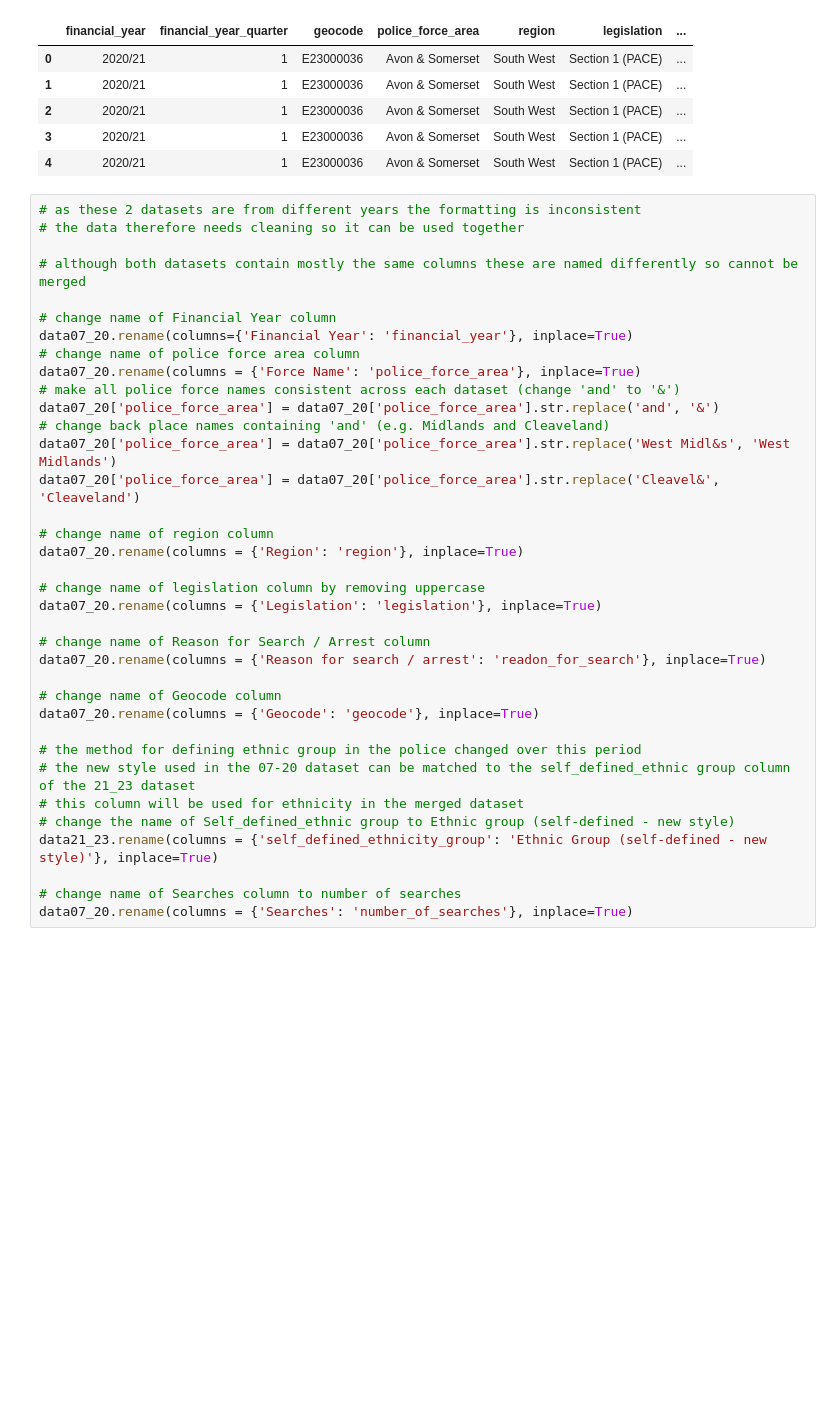
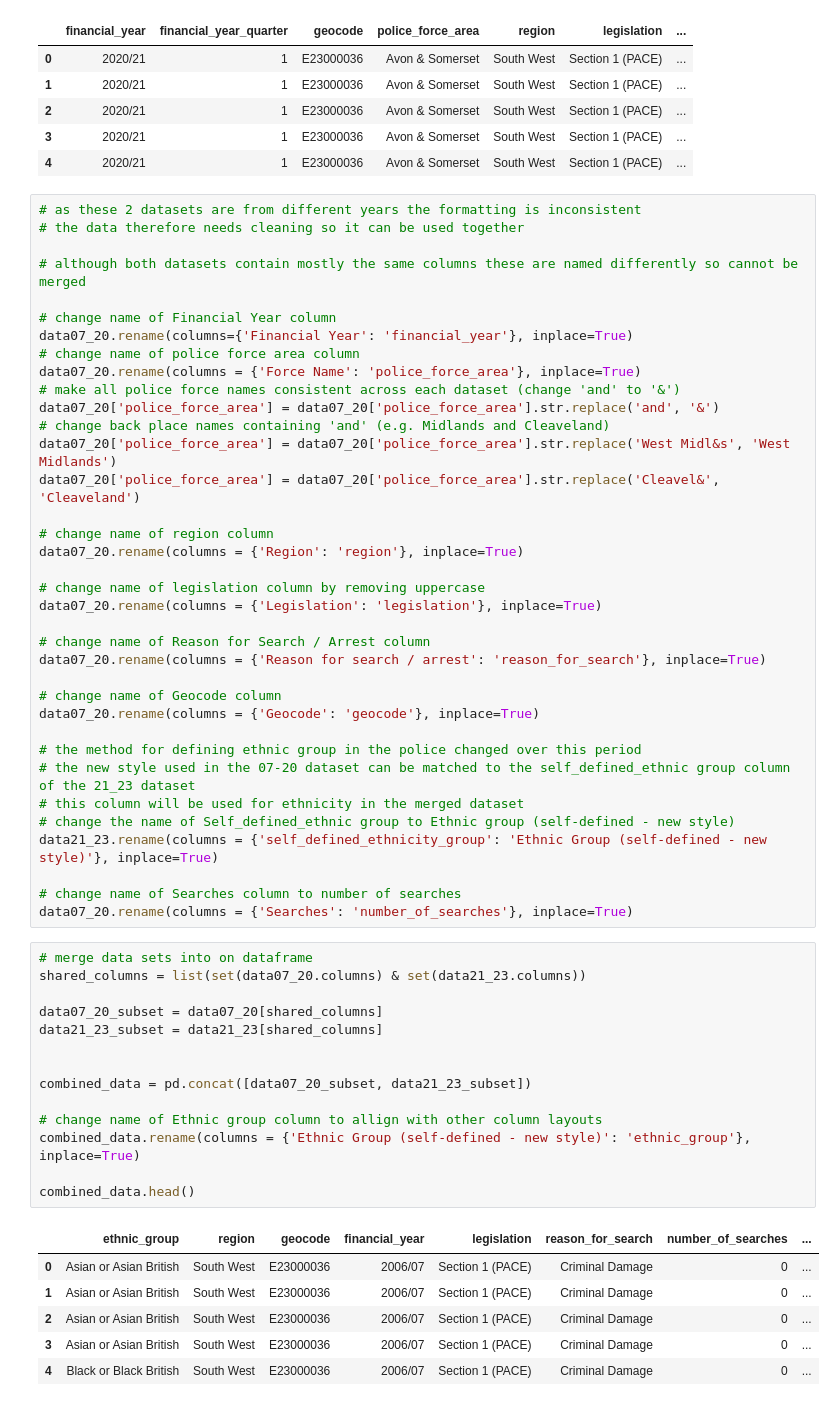
Before and after one commit to elliecheshire/Stop_and_Search, a Jupyter notebook: Stop_Search_analysis.ipynb, the cells around one changed output. Saved outputs shown, nothing was run; the diff lists cells and outputs as text; blank space fills up the shorter version.

Commit message:
Created a dataframe combining the 2007-2020 data with the 2021 - 2023 data

```diff
--- a/Stop_Search_analysis.ipynb
+++ b/Stop_Search_analysis.ipynb
@@ -53,7 +53,7 @@ data07_20.rename(columns = {'Region': 'region'}, inplace=True)
 data07_20.rename(columns = {'Legislation': 'legislation'}, inplace=True)
 
 # change name of Reason for Search / Arrest column
-data07_20.rename(columns = {'Reason for search / arrest': 'readon_for_search'}, inplace=True)
+data07_20.rename(columns = {'Reason for search / arrest': 'reason_for_search'}, inplace=True)
 
 # change name of Geocode column
 data07_20.rename(columns = {'Geocode': 'geocode'}, inplace=True)
@@ -66,3 +66,24 @@ data21_23.rename(columns = {'self_defined_ethnicity_group': 'Ethnic Group (self-
 
 # change name of Searches column to number of searches
 data07_20.rename(columns = {'Searches': 'number_of_searches'}, inplace=True)
+# %%
+# merge data sets into on dataframe
+shared_columns = list(set(data07_20.columns) & set(data21_23.columns))
+
+data07_20_subset = data07_20[shared_columns]
+data21_23_subset = data21_23[shared_columns]
+
+
+combined_data = pd.concat([data07_20_subset, data21_23_subset])
+
+# change name of Ethnic group column to allign with other column layouts
+combined_data.rename(columns = {'Ethnic Group (self-defined - new style)': 'ethnic_group'}, inplace=True)
+
+combined_data.head()
+# %% [output]
+|  | ethnic_group | region | geocode | financial_year | legislation | reason_for_search | number_of_searches | ... |
+| 0 | Asian or Asian British | South West | E23000036 | 2006/07 | Section 1 (PACE) | Criminal Damage | 0 | ... |
+| 1 | Asian or Asian British | South West | E23000036 | 2006/07 | Section 1 (PACE) | Criminal Damage | 0 | ... |
+| 2 | Asian or Asian British | South West | E23000036 | 2006/07 | Section 1 (PACE) | Criminal Damage | 0 | ... |
+| 3 | Asian or Asian British | South West | E23000036 | 2006/07 | Section 1 (PACE) | Criminal Damage | 0 | ... |
+| 4 | Black or Black British | South West | E23000036 | 2006/07 | Section 1 (PACE) | Criminal Damage | 0 | ... |
```
